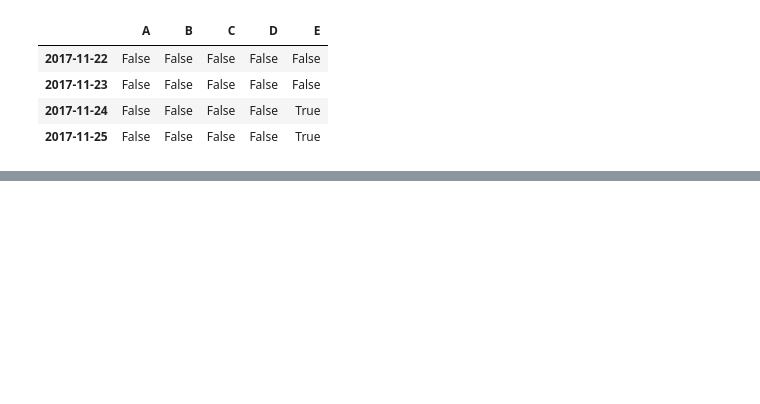
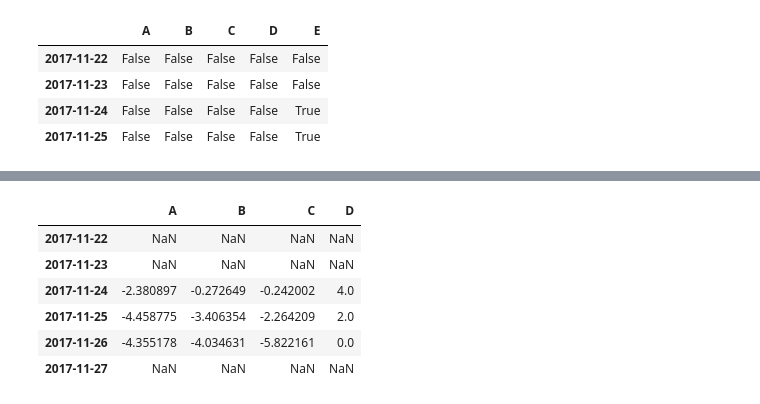
Before and after one commit to corazzon/TIL, a Jupyter notebook: pandas_exercises/10minmutes_to_pandas.ipynb, the cells around one changed output, grey strips where cells are left out. Cells and saved outputs as stored; diff of their text form; code cells hidden in the pictures; blank space fills up the shorter version.

```diff
--- a/pandas_exercises/10minmutes_to_pandas.ipynb
+++ b/pandas_exercises/10minmutes_to_pandas.ipynb
@@ -409,0 +433,3 @@ pd.isna(df1)
+# %%
+s = pd.Series([1, 3, 5, np.nan, 6, 8], index=dates).shift(2)
+s
@@ -409,0 +444,10 @@ pd.isna(df1)
+# %%
+df.sub(s, axis='index')
+# %% [output]
+|  | A | B | C | D |
+| 2017-11-22 | NaN | NaN | NaN | NaN |
+| 2017-11-23 | NaN | NaN | NaN | NaN |
+| 2017-11-24 | -2.380897 | -0.272649 | -0.242002 | 4.0 |
+| 2017-11-25 | -4.458775 | -3.406354 | -2.264209 | 2.0 |
+| 2017-11-26 | -4.355178 | -4.034631 | -5.822161 | 0.0 |
+| 2017-11-27 | NaN | NaN | NaN | NaN |
```
Also changed, not shown: parts of 51 cells of this notebook.
